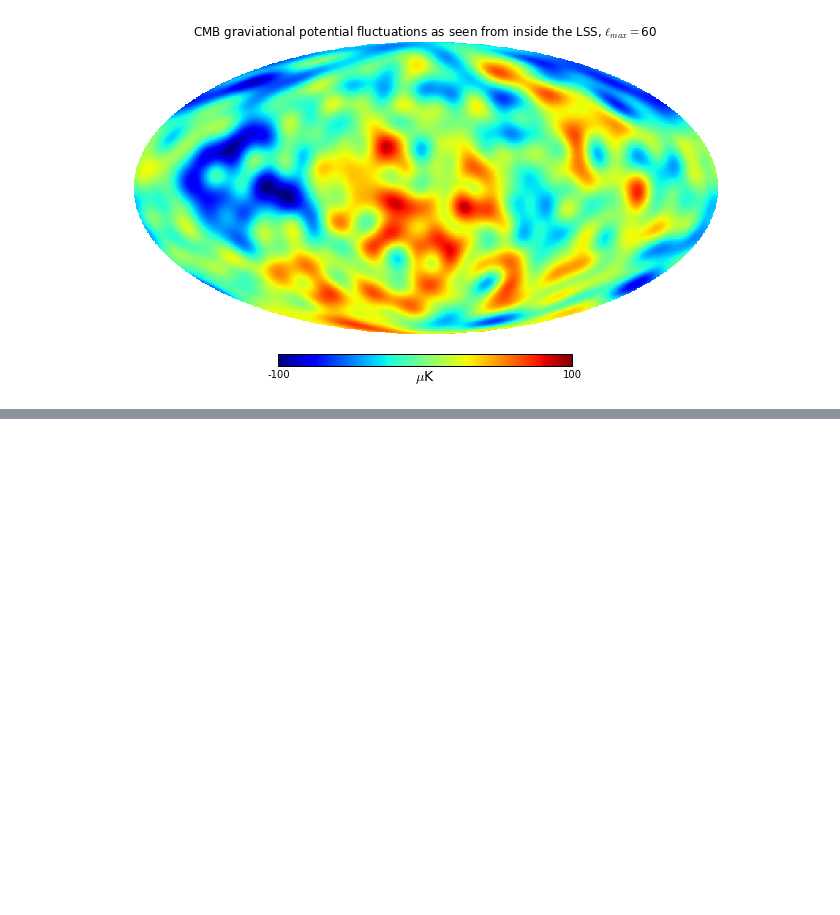
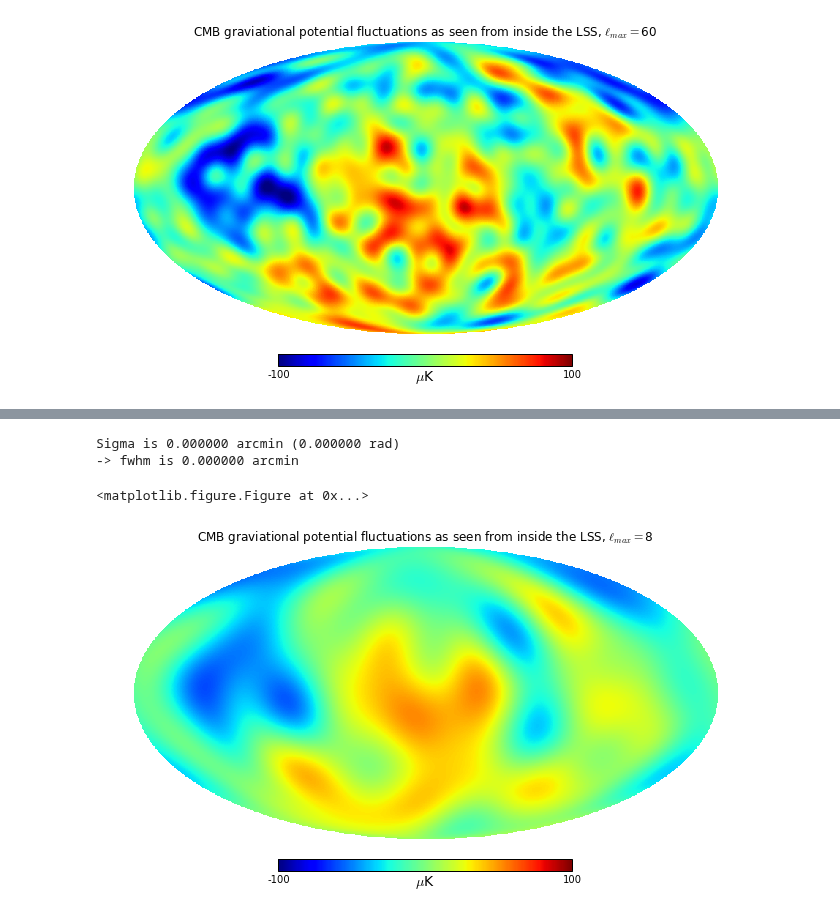
Before and after one commit to LaurencePeanuts/Music, a Jupyter notebook: Scripts/RecAnalysis_largeN.ipynb, the cells around one changed output, grey strips where cells are left out. Saved outputs shown, nothing was run; the diff lists cells and outputs as text; code cells hidden in the pictures; blank space fills up the shorter version.

Commit message:
more development for the large nmax analysis

```diff
--- a/Scripts/RecAnalysis_largeN.ipynb
+++ b/Scripts/RecAnalysis_largeN.ipynb
@@ -40,6 +22,9 @@ Sigma is 0.000000 arcmin (0.000000 rad)
 -> fwhm is 0.000000 arcmin
 <matplotlib.figure.Figure at 0x...>
 [figure]
+# %%
+this_file='RobustnessAnalysis/MockUniverse_nmax15_lmax60_noiseupto8/TrueUniverse'
+beatbox.You.all_simulated_universes[0].write_CMB_T_map(from_this=beatbox.You.all_simulated_universes[0].Tmap, to_this=this_file)
 # %%
 # Calculate C_yy from the 100 posterior sample Commander Planck CMB temperature maps
 #    or load the C_yy matrix if already calculated
@@ -116,0 +108,24 @@ lms = [(l, m) for l in range(MockUniverse[0].truncated_lmin,MockUniverse[0].trun
+# %%
+
+for n in range(numreal):
+    fromthis = 'RobustnessAnalysis/MockUniverse_nmax15_lmax60_noiseupto8/MockUniverse_'+str(n)+'.fits'
+
+    beatbox.You.all_data_universes = np.append(beatbox.You.all_data_universes, beatbox.Universe())
+    beatbox.You.all_data_universes[n].read_in_CMB_T_map(from_this = fromthis)
+    beatbox.You.all_data_universes[n].decompose_T_map_into_spherical_harmonics(lmax=60)
+    beatbox.You.all_data_universes[n].alm2ay()
+    beatbox.You.all_data_universes[n].ay2alm(beatbox.You.all_data_universes[n].ay)
+    datamap = beatbox.You.all_data_universes[n].ay2ayreal_for_inference(beatbox.You.all_data_universes[n].ay)
+    beatbox.You.all_data_universes[n].ay_real = datamap
+    beatbox.You.solve_for_3D_potential(datamap)
+
+    #execfile ('_ReconstructionScript.py')
+    MockUniverse[n]=beatbox.You.all_data_universes[n]
+    beatbox.You.all_reconstructed_universes[n].fn = beatbox.You.reconstrunct_fn
+    beatbox.You.all_reconstructed_universes[n].transform_3D_potential_into_alm(usedefault=1, fn=1)
+    beatbox.You.all_reconstructed_universes[n].rearrange_fn_from_vector_to_grid()
+    beatbox.You.all_reconstructed_universes[n].evaluate_potential_given_fourier_coefficients()
+
+    p_value, chi2value = beatbox.You.calculate_chi2_in_posterior( beatbox.You.all_simulated_universes[-1].fn, beatbox.You.all_reconstructed_universes[n].fn)
+    pvals = np.append(pvals, p_value)
+    chi2vals = np.append(chi2vals, chi2value)
@@ -117 +150,12 @@ lms = [(l, m) for l in range(MockUniverse[0].truncated_lmin,MockUniverse[0].trun
+# %%
+beatbox.You.create_original_Universe()
+beatbox.You.all_simulated_universes = np.append(beatbox.You.all_simulated_universes, beatbox.Universe())
+beatbox.You.all_simulated_universes[-1].fngrid= beatbox.You.all_simulated_universes[0].fngrid * beatbox.Universe.kfilter
+beatbox.You.all_simulated_universes[-1].transform_3D_potential_into_alm()
+beatbox.You.all_simulated_universes[-1].show_CMB_T_map()
+# %% [output]
+Sigma is 0.000000 arcmin (0.000000 rad)
+-> fwhm is 0.000000 arcmin
+<matplotlib.figure.Figure at 0x...>
+[figure, added]
 # %%
```
Also changed, not shown: parts of 21 cells of this notebook, 5 other files.
